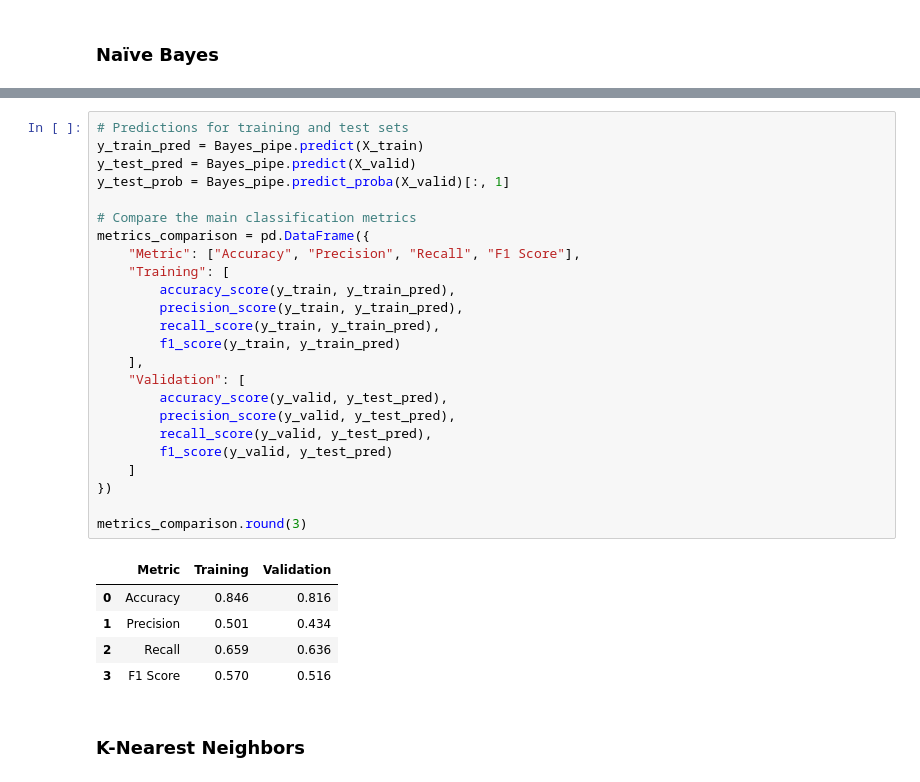
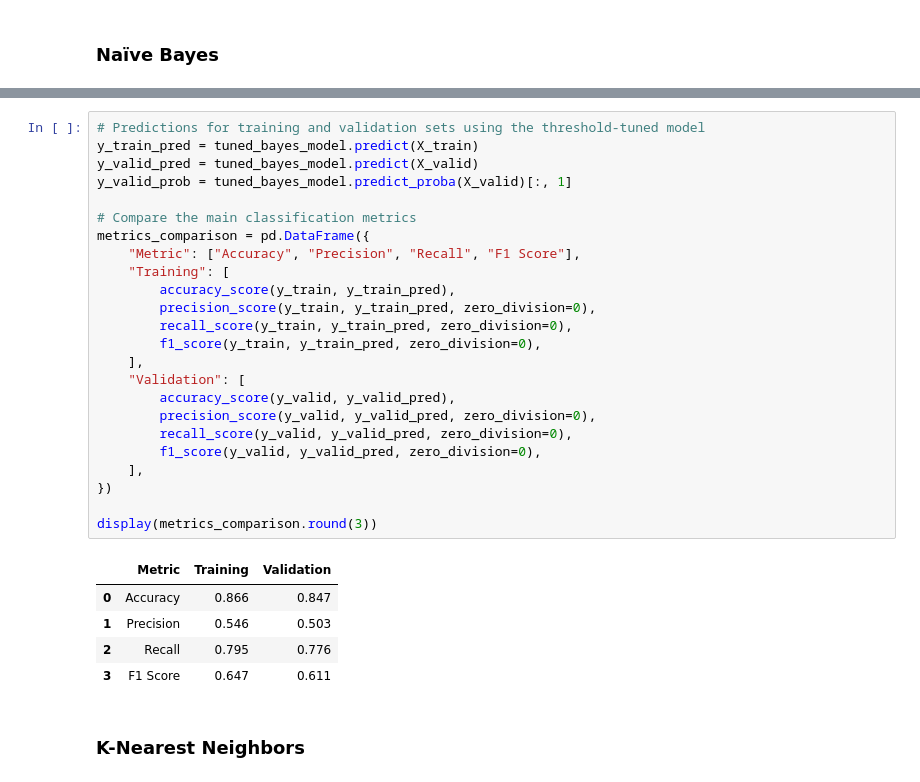
Before and after one commit to Lvl-Up-Slime/CAI_4105_2026_Fall_Team_6, a Jupyter notebook: challenge2/Challenge2.ipynb, the cells around one changed output, grey strips where cells are left out. Cells and saved outputs as stored; diff of their text form.

```diff
--- a/challenge2/Challenge2.ipynb
+++ b/challenge2/Challenge2.ipynb
@@ -201,33 +298,33 @@ learned_probabilities.head(10).round(2)
 # %%
-# Predictions for training and test sets
-y_train_pred = Bayes_pipe.predict(X_train)
-y_test_pred = Bayes_pipe.predict(X_valid)
-y_test_prob = Bayes_pipe.predict_proba(X_valid)[:, 1]
+# Predictions for training and validation sets using the threshold-tuned model
+y_train_pred = tuned_bayes_model.predict(X_train)
+y_valid_pred = tuned_bayes_model.predict(X_valid)
+y_valid_prob = tuned_bayes_model.predict_proba(X_valid)[:, 1]
 
 # Compare the main classification metrics
 metrics_comparison = pd.DataFrame({
     "Metric": ["Accuracy", "Precision", "Recall", "F1 Score"],
     "Training": [
         accuracy_score(y_train, y_train_pred),
-        precision_score(y_train, y_train_pred),
-        recall_score(y_train, y_train_pred),
-        f1_score(y_train, y_train_pred)
+        precision_score(y_train, y_train_pred, zero_division=0),
+        recall_score(y_train, y_train_pred, zero_division=0),
+        f1_score(y_train, y_train_pred, zero_division=0),
     ],
     "Validation": [
-        accuracy_score(y_valid, y_test_pred),
-        precision_score(y_valid, y_test_pred),
-        recall_score(y_valid, y_test_pred),
-        f1_score(y_valid, y_test_pred)
-    ]
+        accuracy_score(y_valid, y_valid_pred),
+        precision_score(y_valid, y_valid_pred, zero_division=0),
+        recall_score(y_valid, y_valid_pred, zero_division=0),
+        f1_score(y_valid, y_valid_pred, zero_division=0),
+    ],
 })
 
-metrics_comparison.round(3)
+display(metrics_comparison.round(3))
 # %% [output]
 |  | Metric | Training | Validation |
-| 0 | Accuracy | 0.846 | 0.816 |
-| 1 | Precision | 0.501 | 0.434 |
-| 2 | Recall | 0.659 | 0.636 |
-| 3 | F1 Score | 0.570 | 0.516 |
+| 0 | Accuracy | 0.866 | 0.847 |
+| 1 | Precision | 0.546 | 0.503 |
+| 2 | Recall | 0.795 | 0.776 |
+| 3 | F1 Score | 0.647 | 0.611 |
 # %% [markdown]
 ### K-Nearest Neighbors
 # %%
```
Also changed, not shown: parts of 7 cells of this notebook.
